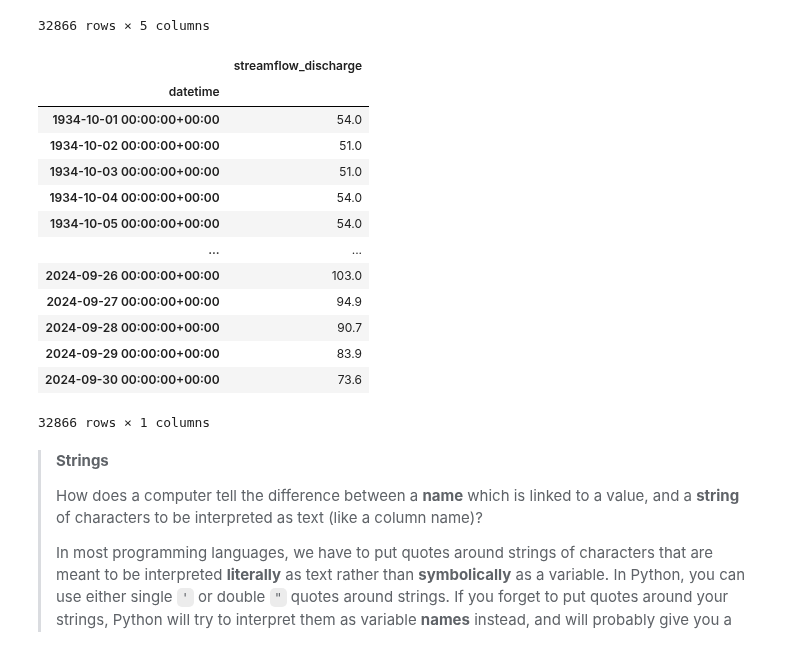
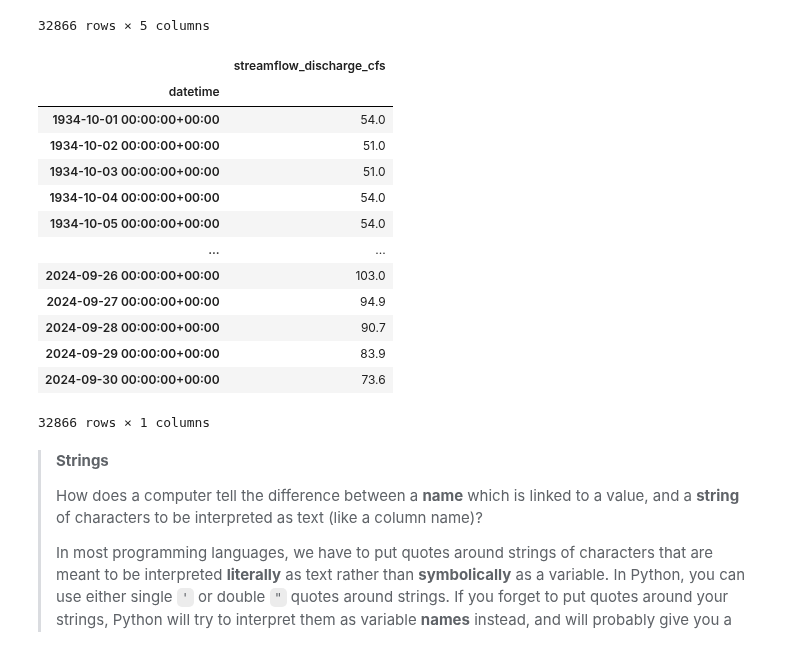
Before and after one commit to cu-esiil-edu/02-flood-JeremyFour, a Jupyter notebook: notebooks/flood-02-wrangle.ipynb, the cells around one changed output. Drawn from its saved outputs; the diff is of its cells as text; code cells hidden in the pictures.

```diff
--- a/notebooks/flood-02-wrangle.ipynb
+++ b/notebooks/flood-02-wrangle.ipynb
@@ -134,15 +134,15 @@ nwis_df
 # %%
 discharge_df = (
     nwis_df
     # Select only the discharge column as a DataFrame
     [['00060_Mean']]
     # Rename the discharge column
-    .rename(columns={'00060_Mean': 'streamflow_discharge'})
+    .rename(columns={'00060_Mean': 'streamflow_discharge_cfs'})
 )
 
 discharge_df
 # %% [output]
-|  | streamflow_discharge |
+|  | streamflow_discharge_cfs |
 | datetime |  |
 | 1934-10-01 00:00:00+00:00 | 54.0 |
 | 1934-10-02 00:00:00+00:00 | 51.0 |
```
Also changed, not shown: 1 other file.
